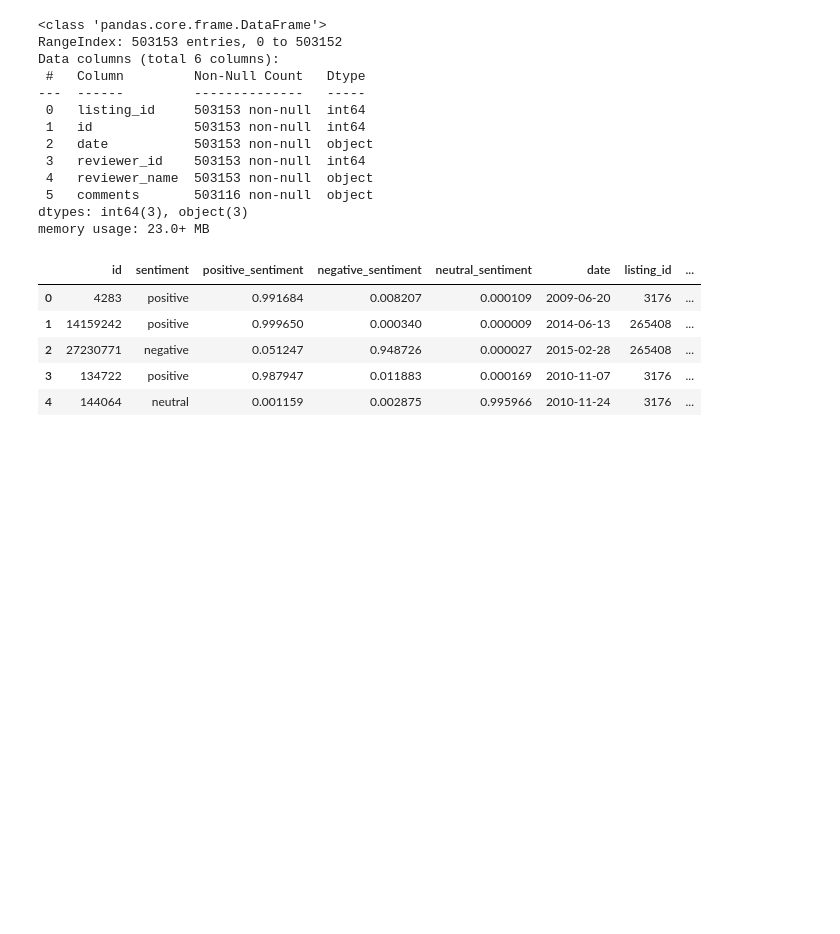
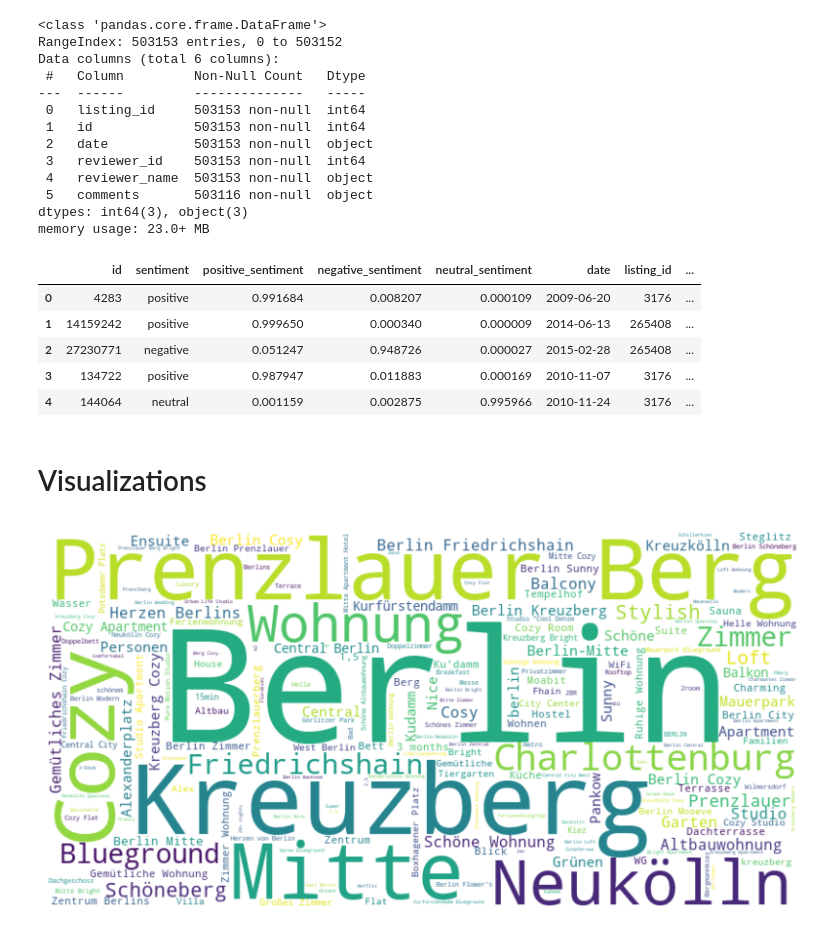
Before and after one commit to EricCpy/Berlin_Data_Visualizations, a Jupyter notebook: python_code/eric_code.ipynb, the cells around one changed output. Saved outputs shown, nothing was run; the diff lists cells and outputs as text; code cells hidden in the pictures; blank space fills up the shorter version.

Commit message:
add wordcloud for titles

```diff
--- a/python_code/eric_code.ipynb
+++ b/python_code/eric_code.ipynb
@@ -144,3 +144,31 @@ df_review_sentiments.head(5)
 | 2 | 27230771 | negative | 0.051247 | 0.948726 | 0.000027 | 2015-02-28 | 265408 | ... |
 | 3 | 134722 | positive | 0.987947 | 0.011883 | 0.000169 | 2010-11-07 | 3176 | ... |
 | 4 | 144064 | neutral | 0.001159 | 0.002875 | 0.995966 | 2010-11-24 | 3176 | ... |
+# %% [markdown]
+# Visualizations
+# %%
+import pandas as pd
+from wordcloud import WordCloud
+from collections import Counter
+import matplotlib.pyplot as plt
+import spacy
+
+nlp = spacy.load('en_core_web_sm')
+# %%
+df_reviews = pd.read_csv('../data/airbnb/March_2024/reviews.csv')
+df_airbnb = pd.read_csv('../data/airbnb/March_2024/listings.csv')
+# %%
+text = ' '.join(df_airbnb['name'])
+doc = nlp(text)
+entities = [ent.text for ent in doc.ents]
+stop_words = set(nlp.Defaults.stop_words)
+filtered_entities = [entity for entity in entities if not entity.isdigit() and entity.lower() not in stop_words]
+entity_freq = Counter(filtered_entities)
+wordcloud = WordCloud(width=800, height=400, background_color='white').generate_from_frequencies(entity_freq)
+
+plt.figure(figsize=(10, 5))
+plt.imshow(wordcloud, interpolation='bilinear')
+plt.axis('off')
+plt.show()
+# %% [output]
+[figure, added]
```
Also changed, not shown: parts of 1 cell of this notebook, 2 other files.
